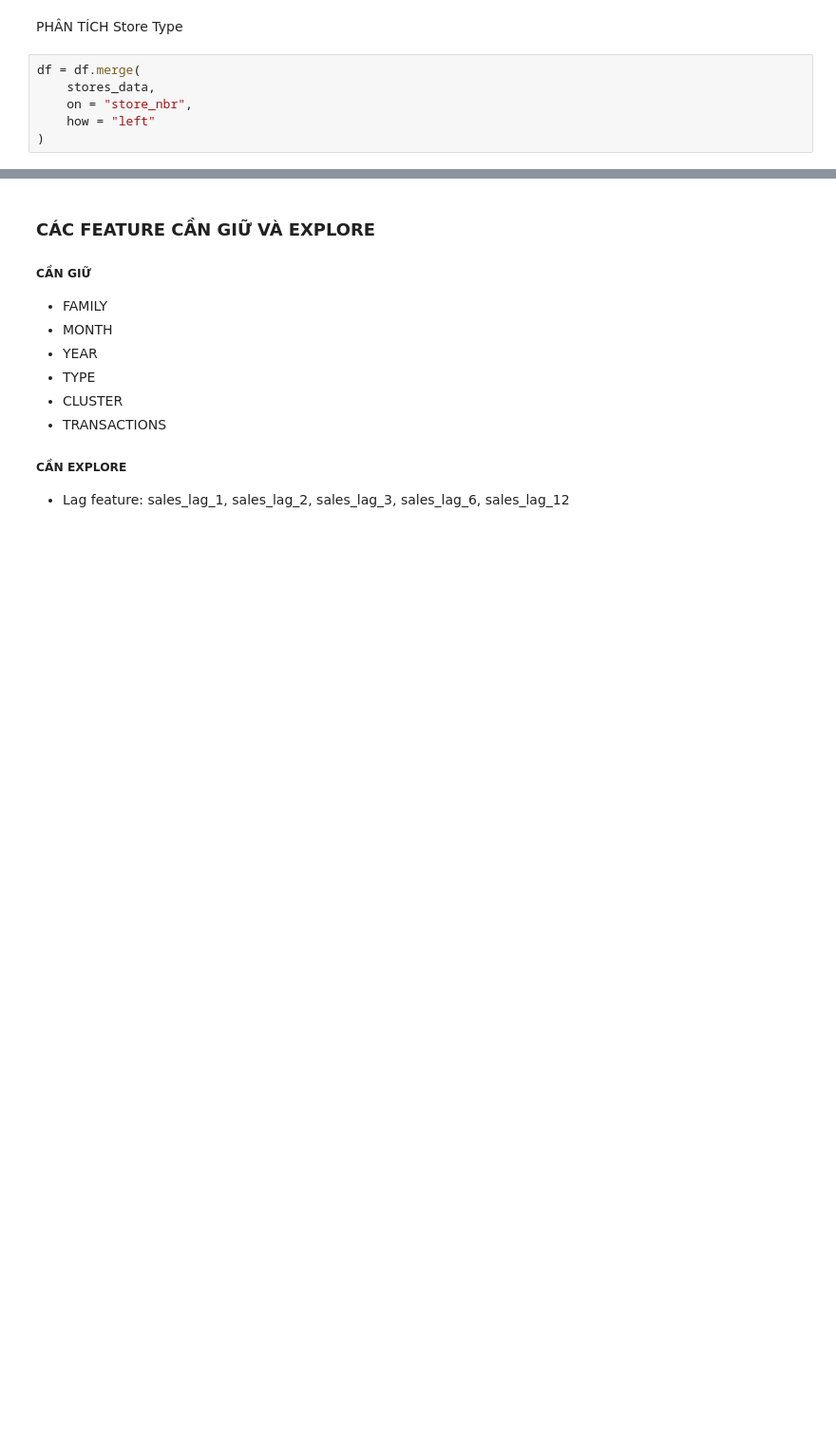
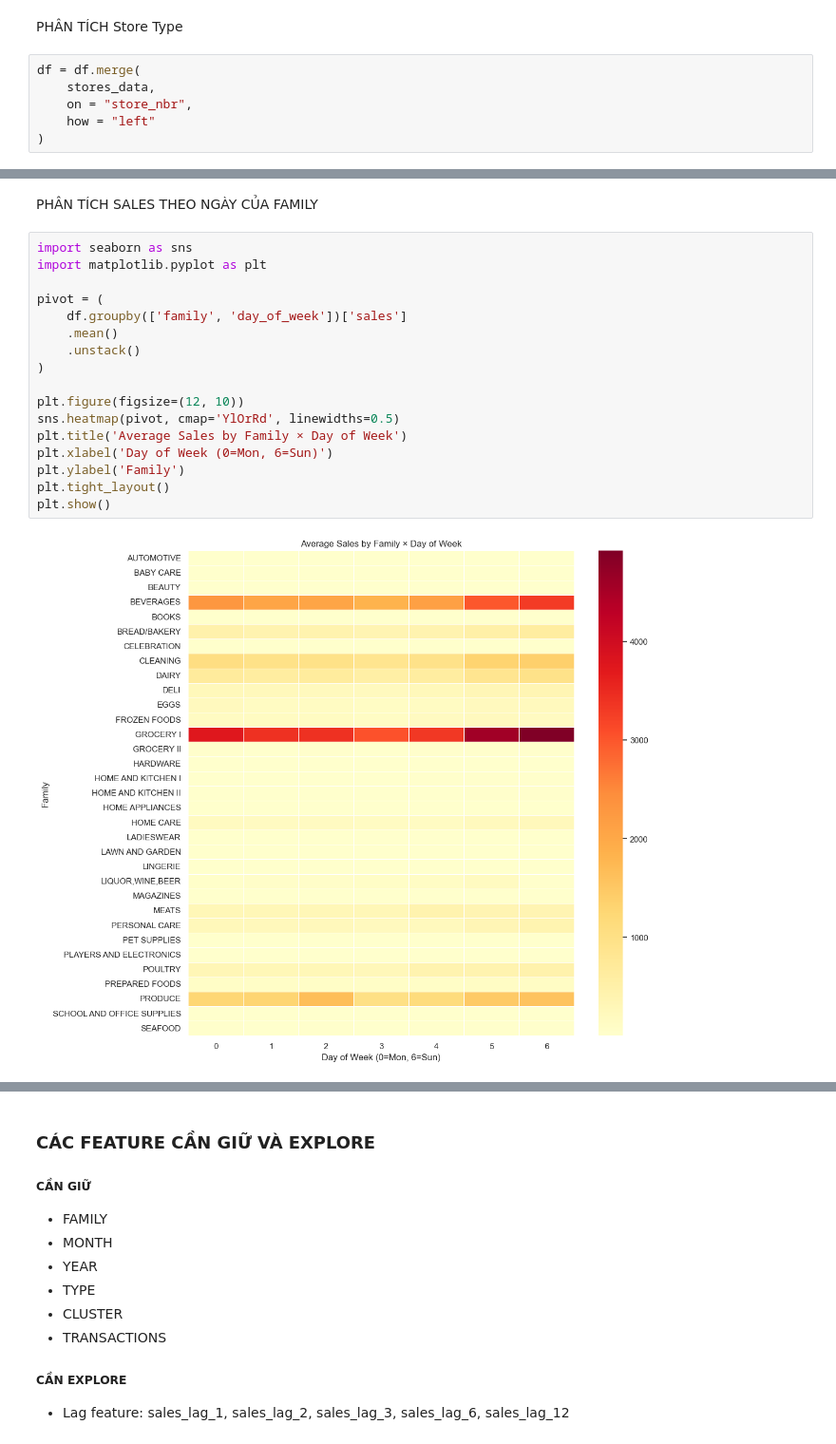
Before and after one commit to AIVIETNAM-AIO-DUC/AIO26-Module1-Team_Level_Up-Store-Sales-Forecasting, a Jupyter notebook: data/analyze.ipynb, the cells around one changed output, grey strips where cells are left out. Shown at 95% size. Cells and saved outputs as stored; diff of their text form; blank space fills up the shorter version.

```diff
--- a/data/analyze.ipynb
+++ b/data/analyze.ipynb
@@ -382,0 +374,21 @@ None
+# %% [markdown]
+PHÂN TÍCH SALES THEO NGÀY CỦA FAMILY
+# %%
+import seaborn as sns
+import matplotlib.pyplot as plt
+
+pivot = (
+    df.groupby(['family', 'day_of_week'])['sales']
+    .mean()
+    .unstack()
+)
+
+plt.figure(figsize=(12, 10))
+sns.heatmap(pivot, cmap='YlOrRd', linewidths=0.5)
+plt.title('Average Sales by Family × Day of Week')
+plt.xlabel('Day of Week (0=Mon, 6=Sun)')
+plt.ylabel('Family')
+plt.tight_layout()
+plt.show()
+# %% [output]
+[figure, added]
```
Also changed, not shown: parts of 21 cells of this notebook, 3 other files.
